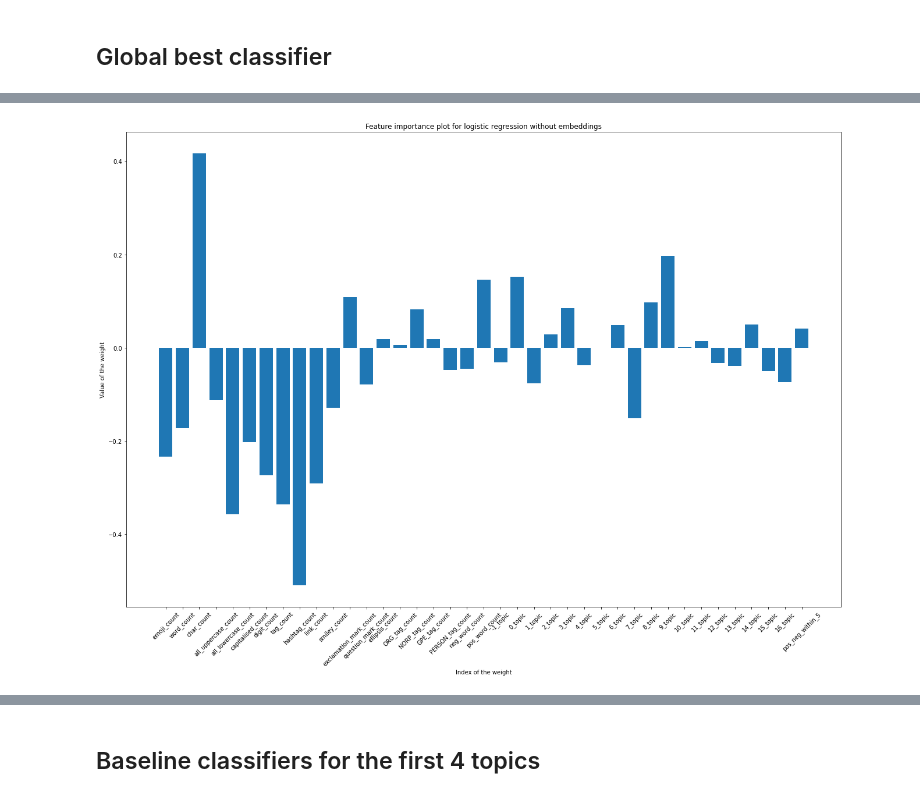
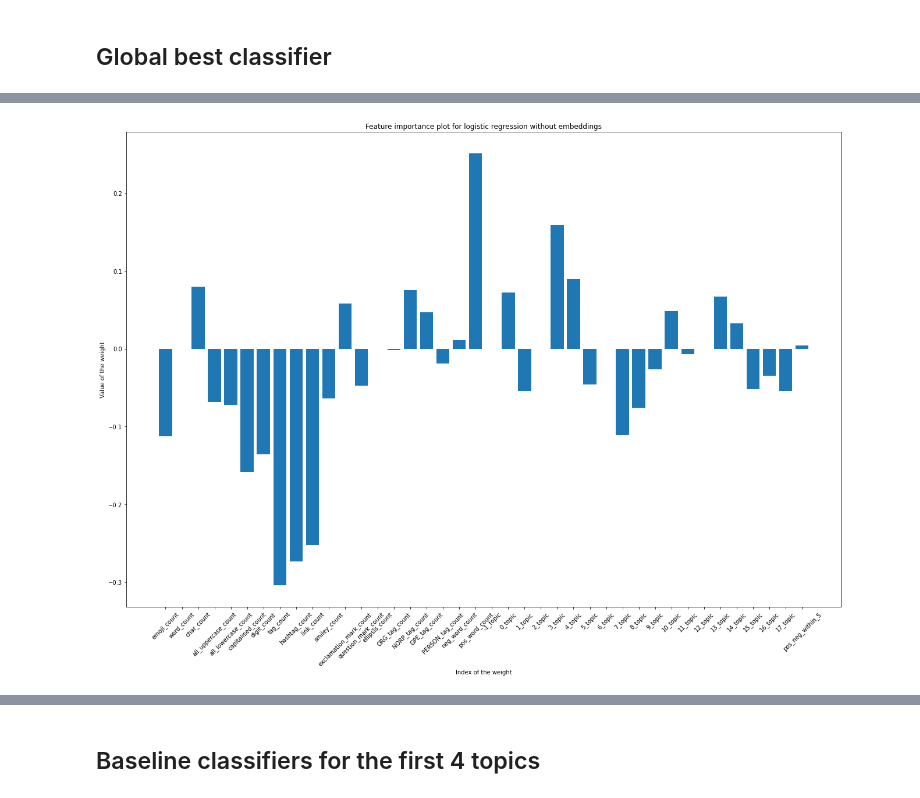
Before and after one commit to zvonimir-rezo/APT-project, a Jupyter notebook: project.ipynb, the cells around one changed output, grey strips where cells are left out. Saved outputs shown, nothing was run; the diff lists cells and outputs as text; code cells hidden in the pictures.

```diff
--- a/project.ipynb
+++ b/project.ipynb
@@ -1033,7 +991,14 @@ Validation score
 # %% [markdown]
 ## Baseline classifiers
 # %%
-baseline_features = ['word_count', 'char_count', 'all_uppercase_count', 'all_lowercase_count', 'capitalised_count', 'digit_count']
+baseline_features = [
+    'word_count',
+    'char_count',
+    'all_uppercase_count',
+    'all_lowercase_count',
+    'capitalised_count',
+    'digit_count'
+]
 
 y_train = df_train['Label']
 x_train = df_train[baseline_features]
@@ -1093,6 +1060,8 @@ weighted avg      0.619     0.579     0.582       784
 ## Global best classifier
 # %%
 to_drop = ['Label', 'Tweet text', 'Tweet index', 'clean_text', 'lemmas', 'pos_word', 'neg_word', 'topic', 'topic_text']
+for i in range(300):
+    to_drop.append(i)
 
 x_train = df_train.drop(columns=to_drop)
 x_validation = df_validation.drop(columns=to_drop)
@@ -1105,7 +1094,7 @@ pipeline_lr = Pipeline([
 
 params = {
     'lr__penalty': ['l1', 'l2', 'elasticnet'],
-    'lr__C': [1e-5, 1e-4, 1e-3, 1e-2, 1e-1, 1, 2, 5],
+    'lr__C': np.logspace(3, -9, 200),
     'lr__solver': ['newton-cg', 'lbfgs', 'liblinear']
 }
 
@@ -1152,7 +1141,7 @@ pipeline_lr = Pipeline([
 
 params = {
     'lr__penalty': ['l1'],
-    'lr__C': np.logspace(3, -9, 100),
+    'lr__C': np.logspace(3, -9, 300),
     'lr__solver': ['newton-cg', 'lbfgs', 'liblinear'],
 }
 
@@ -1214,19 +1183,16 @@ x_train.columns.tolist()[-22:]
 # %%
-weights = pipeline_lr_best['lr'].coef_.flatten()
-weights_wo_embeddings = weights[:18].tolist()
-weights_wo_embeddings.extend(weights[-21:])
-
-weights_embeddings = weights[18:318].tolist()
-
-features = x_train.columns.tolist()[:18]
-features.extend(x_train.columns.tolist()[-21:])
+weights = pipeline_lr_best['lr'].coef_.flatten().tolist()
+features = x_train.columns.tolist()
 
 plt.figure(figsize=(22, 15))
-plt.bar(features, weights_wo_embeddings)
+plt.bar(features, weights)
 plt.ylabel('Value of the weight')
 plt.xlabel('Index of the weight')
 plt.xticks(rotation = 45)
 plt.title('Feature importance plot for logistic regression without embeddings')
 plt.show()
+
+all_weights = []
+all_weights.append(weights)
 # %% [output]
-[figure, old version]
+[figure, new version]
```
Also changed, not shown: parts of 80 cells of this notebook.
